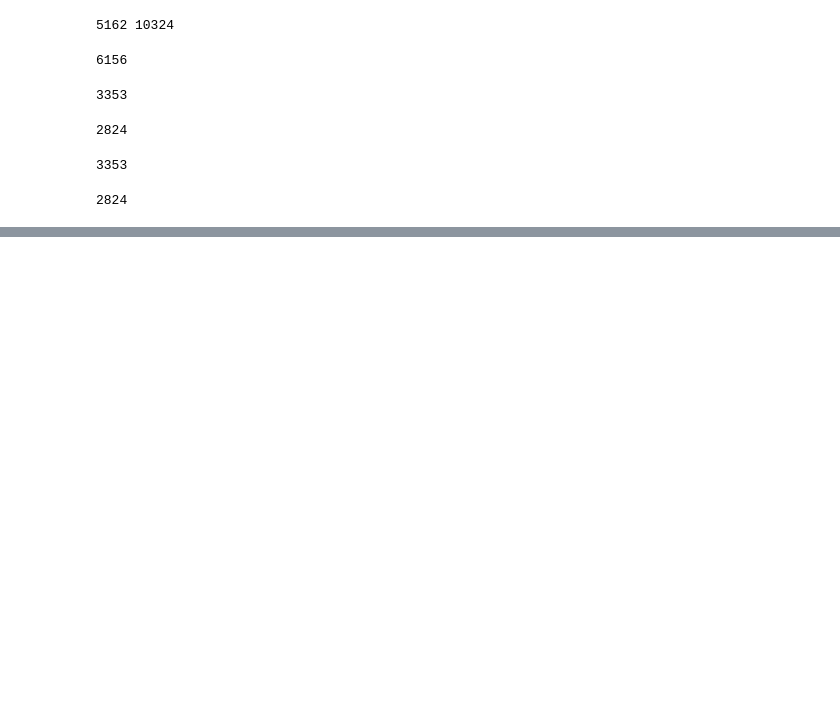
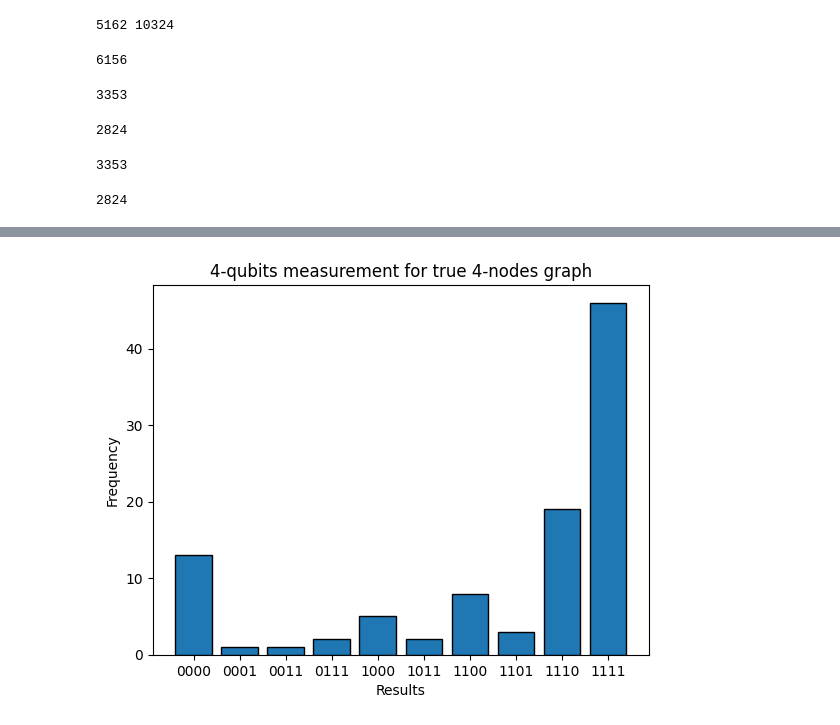
Before and after one commit to jihwanoh123/particle_trajectory, a Jupyter notebook: Distribution.ipynb, the cells around one changed output, grey strips where cells are left out. Drawn from its saved outputs; the diff is of its cells as text; code cells hidden in the pictures; blank space fills up the shorter version.

Commit message:
Graph-level prediction: Straight vs Curved lines

```diff
--- a/Distribution.ipynb
+++ b/Distribution.ipynb
@@ -303,0 +316,19 @@ plot_result(results_f,'F')
+# %%
+#Transformation to deviated paths
+def introduce_curvature(df, curvature_factor=0.1):
+    curved_df = pd.DataFrame()
+    # Apply the curvature transformation to each column
+    curved_df['x'] = df['x'] + curvature_factor * np.sin(df['y'])
+    curved_df['y'] = df['y'] + curvature_factor * np.sin(df['x'])
+    curved_df['z'] = df['z'] + curvature_factor * np.sin(df['z'])
+    curved_df['color'] = df['color']
+    return curved_df
+new_v=introduce_curvature(v,0.1)
+# %%
+Xs=[]
+for quad in quads:
+    s=quad[0][0]
+    e=quad[-1][-1]
+    raw_data=new_v[s:e+1].values
+    xx=raw_data.flatten()
+    Xs.append(xx)
@@ -303,0 +343,13 @@ plot_result(results_f,'F')
+# %%
+results=[]
+for X in Xs:
+    result=minus_to_zero(transform(measure(X,ansatz)))
+    results.extend(result)
+results_f=[]
+for X_f in Xs_f:
+    result=minus_to_zero(transform(measure(X_f,ansatz)))
+    results_f.extend(result)
+# %%
+plot_result(results,'T')
+# %% [output]
+[figure, added]
```
Also changed, not shown: parts of 7 cells of this notebook.
